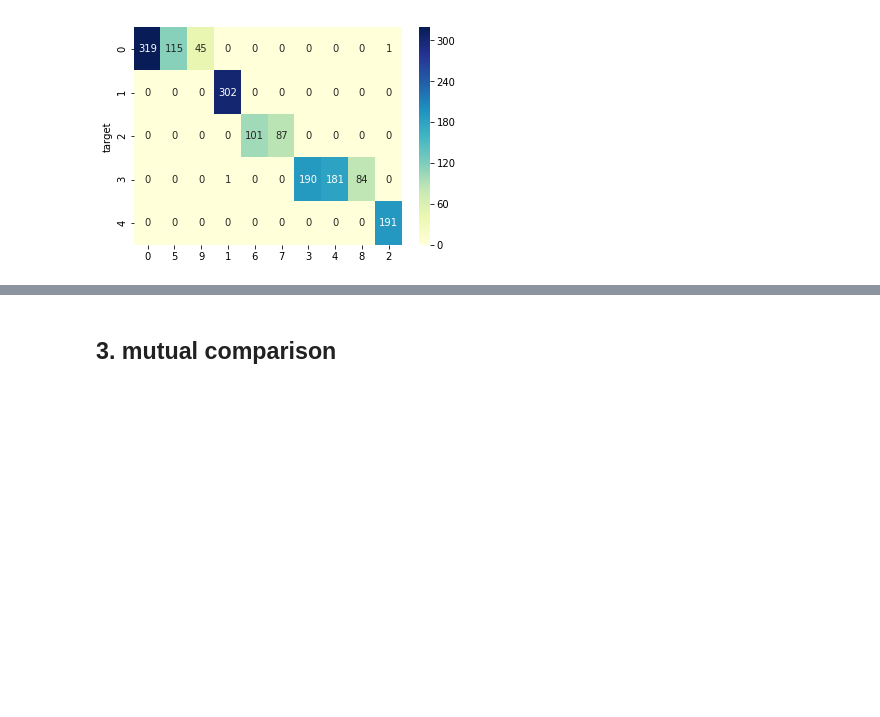
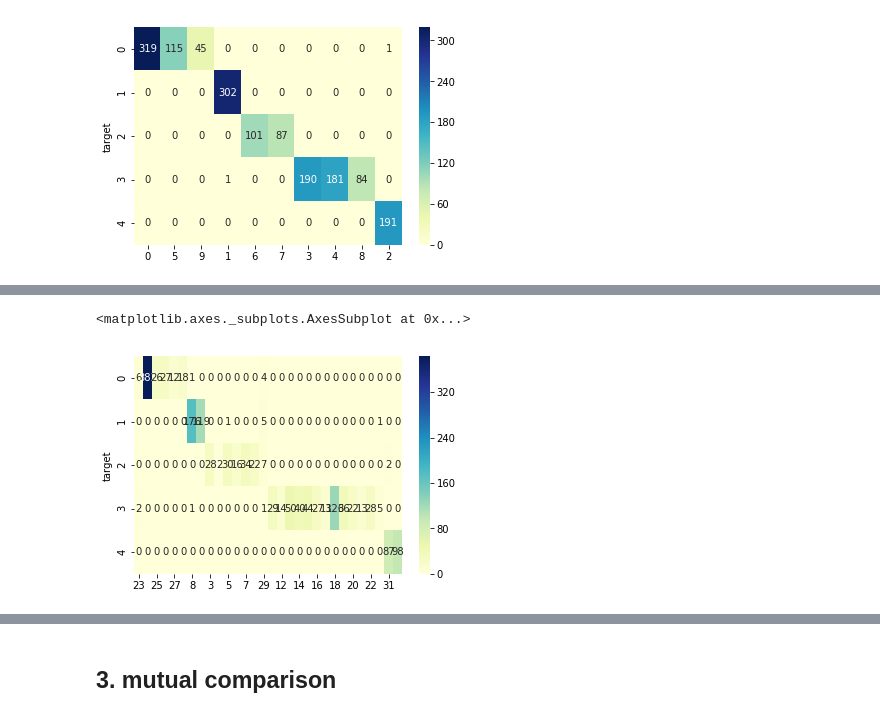
Before and after one commit to 2kjiejie/Clustering-for-scRNAseq, a Jupyter notebook: methods/Comparison-sc10x-5c.ipynb, the cells around one changed output, grey strips where cells are left out. Saved outputs shown, nothing was run; the diff lists cells and outputs as text; code cells hidden in the pictures; blank space fills up the shorter version.

```diff
--- a/methods/Comparison-sc10x-5c.ipynb
+++ b/methods/Comparison-sc10x-5c.ipynb
@@ -278,0 +338,6 @@ sns.heatmap(df_sc3, cmap="YlGnBu", annot=True, fmt="d")
+# %%
+# 5. cooc - 5 cells
+df_cooc = pd.crosstab(cooc_data['target'], cooc_data['cooc_clusters'])
+df_cooc_s = df_cooc.copy()
+df_cooc_s["sum"] = df_cooc.sum(axis=1)
+df_cooc_s
@@ -278,0 +353,17 @@ sns.heatmap(df_sc3, cmap="YlGnBu", annot=True, fmt="d")
+# %%
+def reorder(df):
+
+    dic = {i: np.argmax(df.loc[:,i].values) for i in range(3, len(df.columns)+1) if i != 33 and i != 34}
+    dic = sorted(dic.items(), key = lambda x: x[1])
+    df_new = pd.concat([df.loc[:,col] for col, target in dic],axis=1)
+
+    # Normalize
+    #df_new = df_new.apply(lambda x: x/x.sum(), axis=0)
+
+    return df_new
+
+df_cooc = reorder(df_cooc)
+sns.heatmap(df_cooc, cmap="YlGnBu", annot=True, fmt="d")
+# %% [output]
+<matplotlib.axes._subplots.AxesSubplot at 0x...>
+[figure, added]
```
Also changed, not shown: parts of 21 cells of this notebook, 2 other files.
